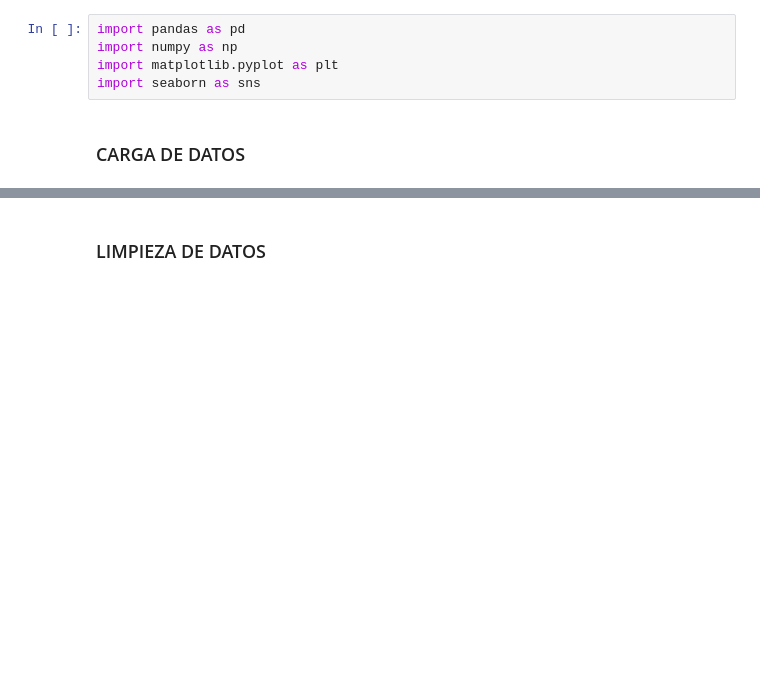
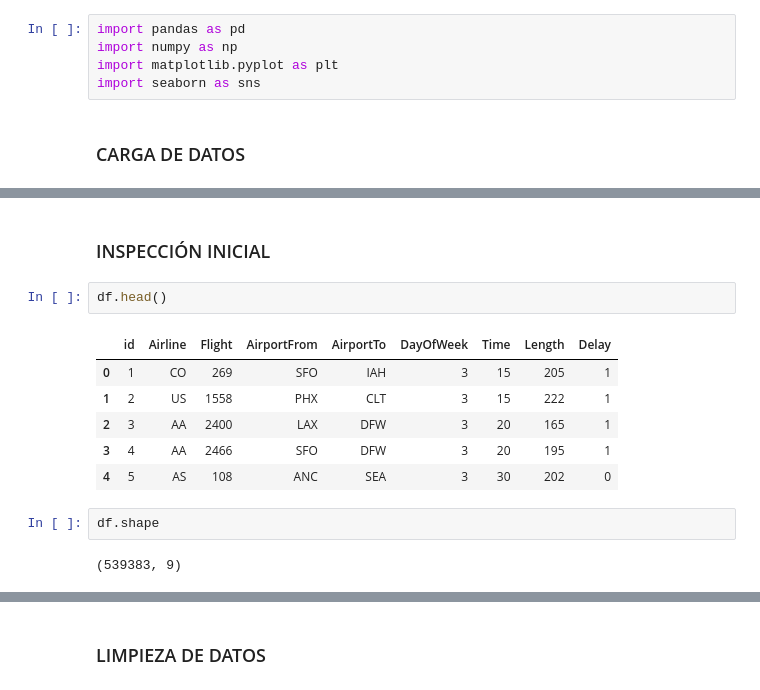
Before and after one commit to Sts87/FlightOnTime, a Jupyter notebook: FlightOnTime-Analisis.ipynb, the cells around one changed output, grey strips where cells are left out. Drawn from its saved outputs; the diff is of its cells as text; blank space fills up the shorter version.

```diff
--- a/FlightOnTime-Analisis.ipynb
+++ b/FlightOnTime-Analisis.ipynb
@@ -24,0 +18,15 @@ df = pd.read_csv(url)
+# %% [markdown]
+### INSPECCIÓN INICIAL
+# %%
+df.head()
+# %% [output]
+|  | id | Airline | Flight | AirportFrom | AirportTo | DayOfWeek | Time | Length | Delay |
+| 0 | 1 | CO | 269 | SFO | IAH | 3 | 15 | 205 | 1 |
+| 1 | 2 | US | 1558 | PHX | CLT | 3 | 15 | 222 | 1 |
+| 2 | 3 | AA | 2400 | LAX | DFW | 3 | 20 | 165 | 1 |
+| 3 | 4 | AA | 2466 | SFO | DFW | 3 | 20 | 195 | 1 |
+| 4 | 5 | AS | 108 | ANC | SEA | 3 | 30 | 202 | 0 |
+# %%
+df.shape
+# %% [output]
+(539383, 9)
```
Also changed, not shown: parts of 7 cells of this notebook.
